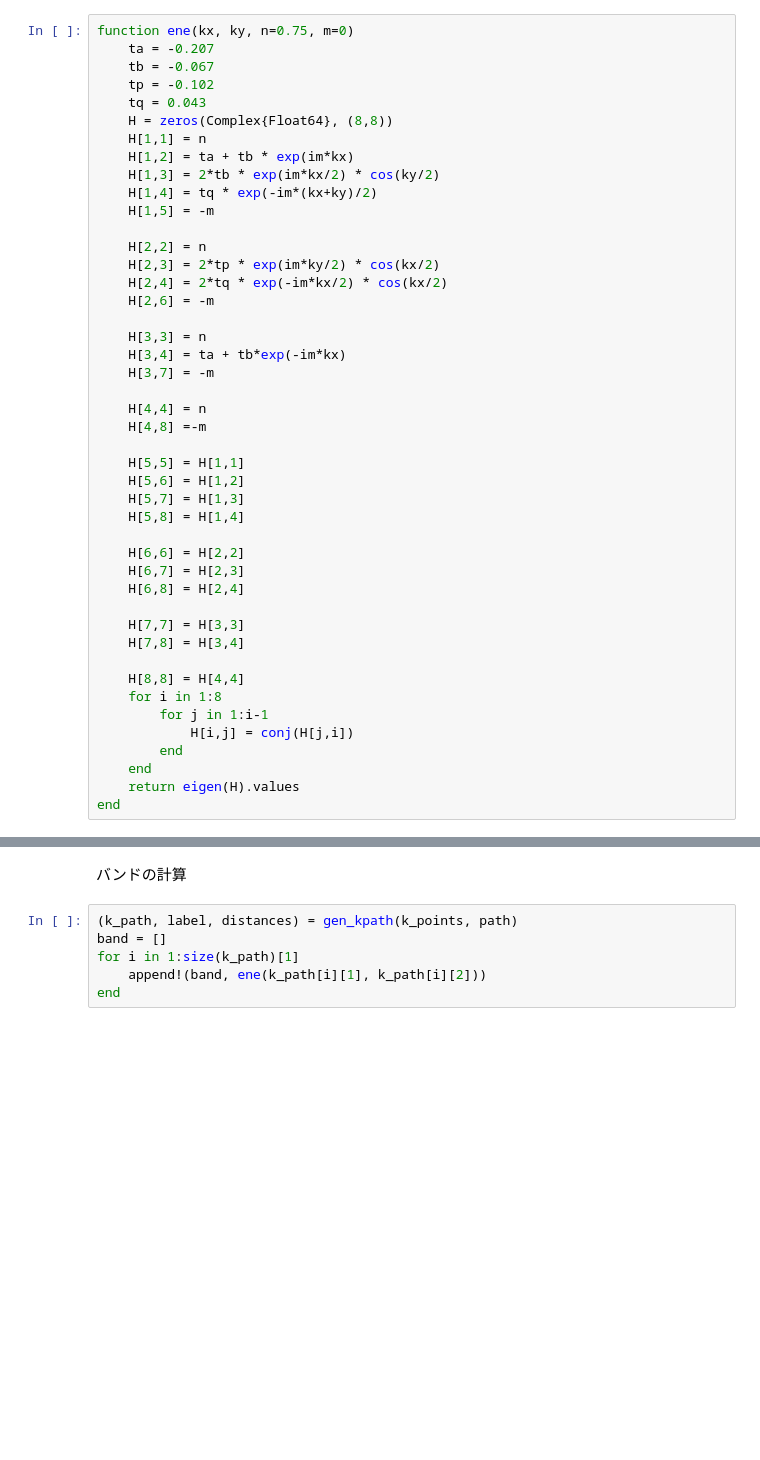
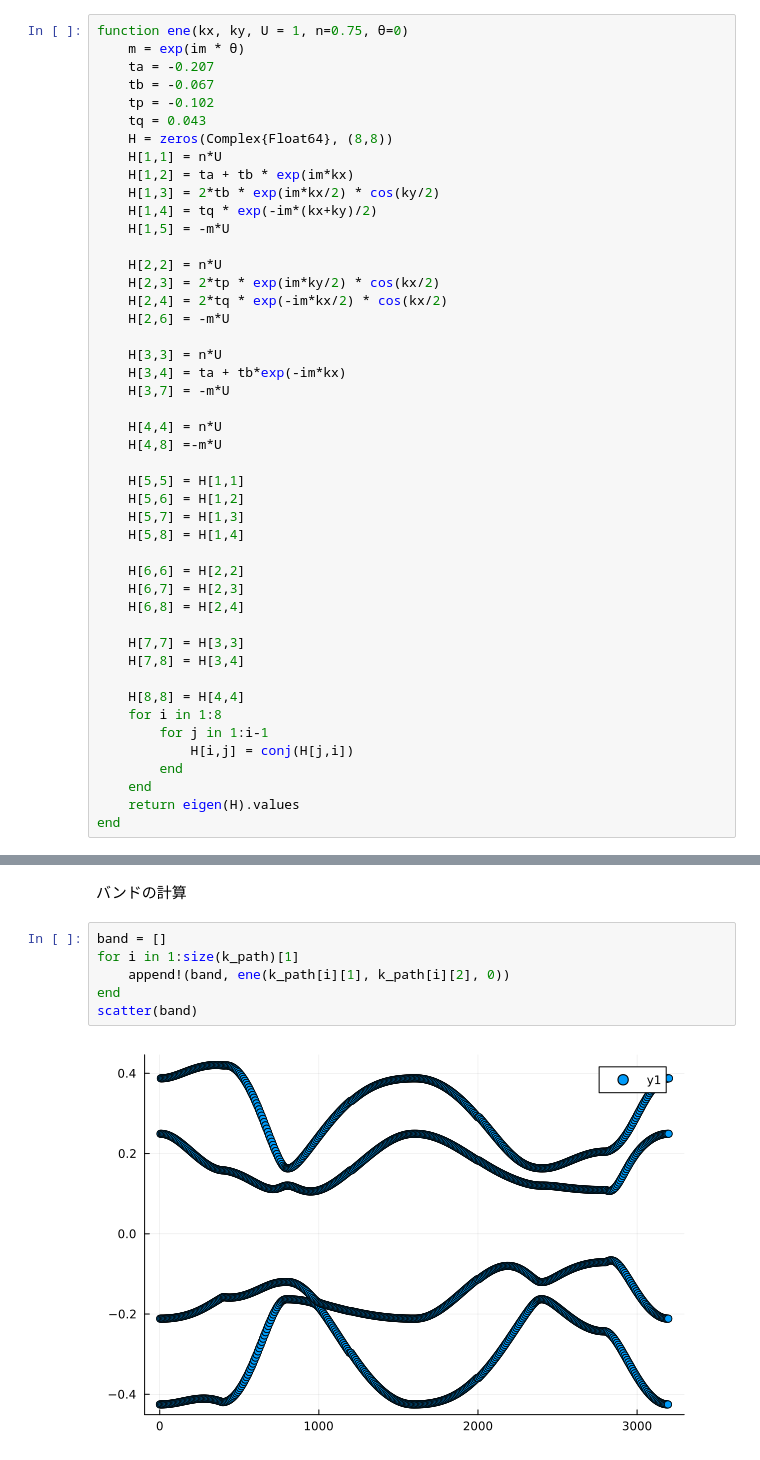
Before and after one commit to xiang-gong3944/----, a Jupyter notebook: 2024_09_25_AlterMagnet1/kappaET2_band.ipynb, the cells around one changed output, grey strips where cells are left out. Saved outputs shown, nothing was run; the diff lists cells and outputs as text; blank space fills up the shorter version.

```diff
--- a/2024_09_25_AlterMagnet1/kappaET2_band.ipynb
+++ b/2024_09_25_AlterMagnet1/kappaET2_band.ipynb
@@ -136,29 +133,30 @@ using Plots
 # %% [markdown]
 ハミルトニアンの定義
 # %%
-function ene(kx, ky, n=0.75, m=0)
+function ene(kx, ky, U = 1, n=0.75, θ=0)
+    m = exp(im * θ)
     ta = -0.207
     tb = -0.067
     tp = -0.102
     tq = 0.043
     H = zeros(Complex{Float64}, (8,8))
-    H[1,1] = n
+    H[1,1] = n*U
     H[1,2] = ta + tb * exp(im*kx)
     H[1,3] = 2*tb * exp(im*kx/2) * cos(ky/2)
     H[1,4] = tq * exp(-im*(kx+ky)/2)
-    H[1,5] = -m
+    H[1,5] = -m*U
 
-    H[2,2] = n
+    H[2,2] = n*U
     H[2,3] = 2*tp * exp(im*ky/2) * cos(kx/2)
     H[2,4] = 2*tq * exp(-im*kx/2) * cos(kx/2)
-    H[2,6] = -m
+    H[2,6] = -m*U
 
-    H[3,3] = n
+    H[3,3] = n*U
     H[3,4] = ta + tb*exp(-im*kx)
-    H[3,7] = -m
+    H[3,7] = -m*U
 
-    H[4,4] = n
-    H[4,8] =-m
+    H[4,4] = n*U
+    H[4,8] =-m*U
 
     H[5,5] = H[1,1]
     H[5,6] = H[1,2]
@@ -236,8 +268,10 @@ path = [("Γ", "Y"), ("Y", "M'"), ("M'", "Σ'"), ("Σ'","Γ"), ("Γ", "Σ"), ("
 # %% [markdown]
 バンドの計算
 # %%
-(k_path, label, distances) = gen_kpath(k_points, path)
 band = []
 for i in 1:size(k_path)[1]
-    append!(band, ene(k_path[i][1], k_path[i][2]))
+    append!(band, ene(k_path[i][1], k_path[i][2], 0))
 end
+scatter(band)
+# %% [output]
+[figure, added]
```
Also changed, not shown: parts of 12 cells of this notebook.
